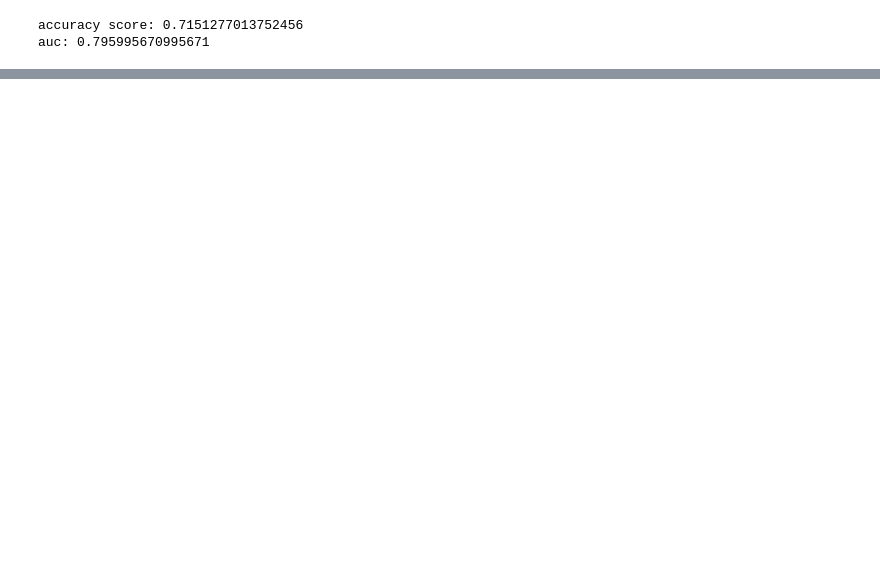
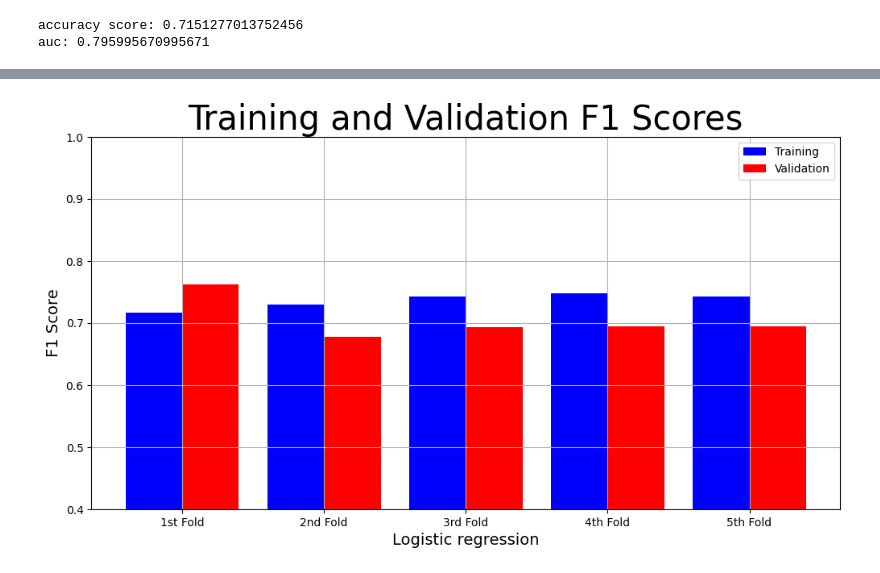
Before and after one commit to jonathannotis/nfl-player-success-ml, a Jupyter notebook: main.ipynb, the cells around one changed output, grey strips where cells are left out. Saved outputs shown, nothing was run; the diff lists cells and outputs as text; code cells hidden in the pictures; blank space fills up the shorter version.

```diff
--- a/main.ipynb
+++ b/main.ipynb
@@ -232,0 +282,23 @@ ValueError: regplot inputs must be 1d
+# %%
+# Plots the results of the K-Fold cros evaluation over the 4 iterations
+def plot_result(x_label, y_label, plot_title, train_data, test_data):
+
+        plt.figure(figsize=(12,6))
+        labels = ["1st Fold", "2nd Fold", "3rd Fold", "4th Fold", "5th Fold"]
+        X_axis = np.arange(len(labels))
+        ax = plt.gca()
+        plt.ylim(0.40000, 1)
+        plt.bar(X_axis-0.2, train_data, 0.4, color='blue', label='Training')
+        plt.bar(X_axis+0.2, test_data, 0.4, color='red', label='Validation')
+        plt.title(plot_title, fontsize=30)
+        plt.xticks(X_axis, labels)
+        plt.xlabel(x_label, fontsize=14)
+        plt.ylabel(y_label, fontsize=14)
+        plt.legend()
+        plt.grid(True)
+        plt.show()
+
+
+plot_result("Logistic regression", "F1 Score", "Training and Validation F1 Scores", cross_val_result["Training F1 scores"], cross_val_result["Validation F1 scores"])
+# %% [output]
+[figure, added]
```
Also changed, not shown: parts of 16 cells of this notebook, 1 other file.
